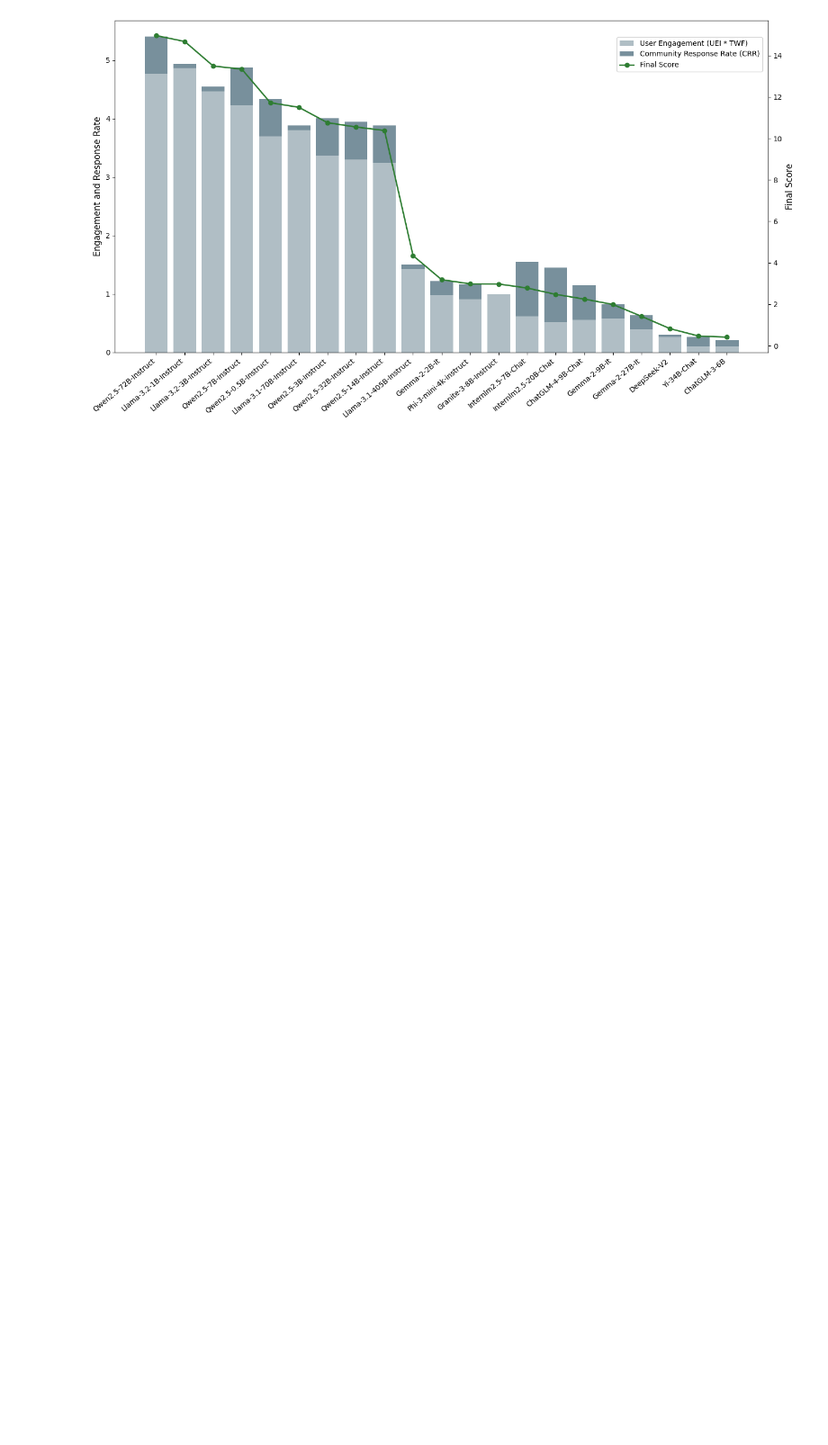
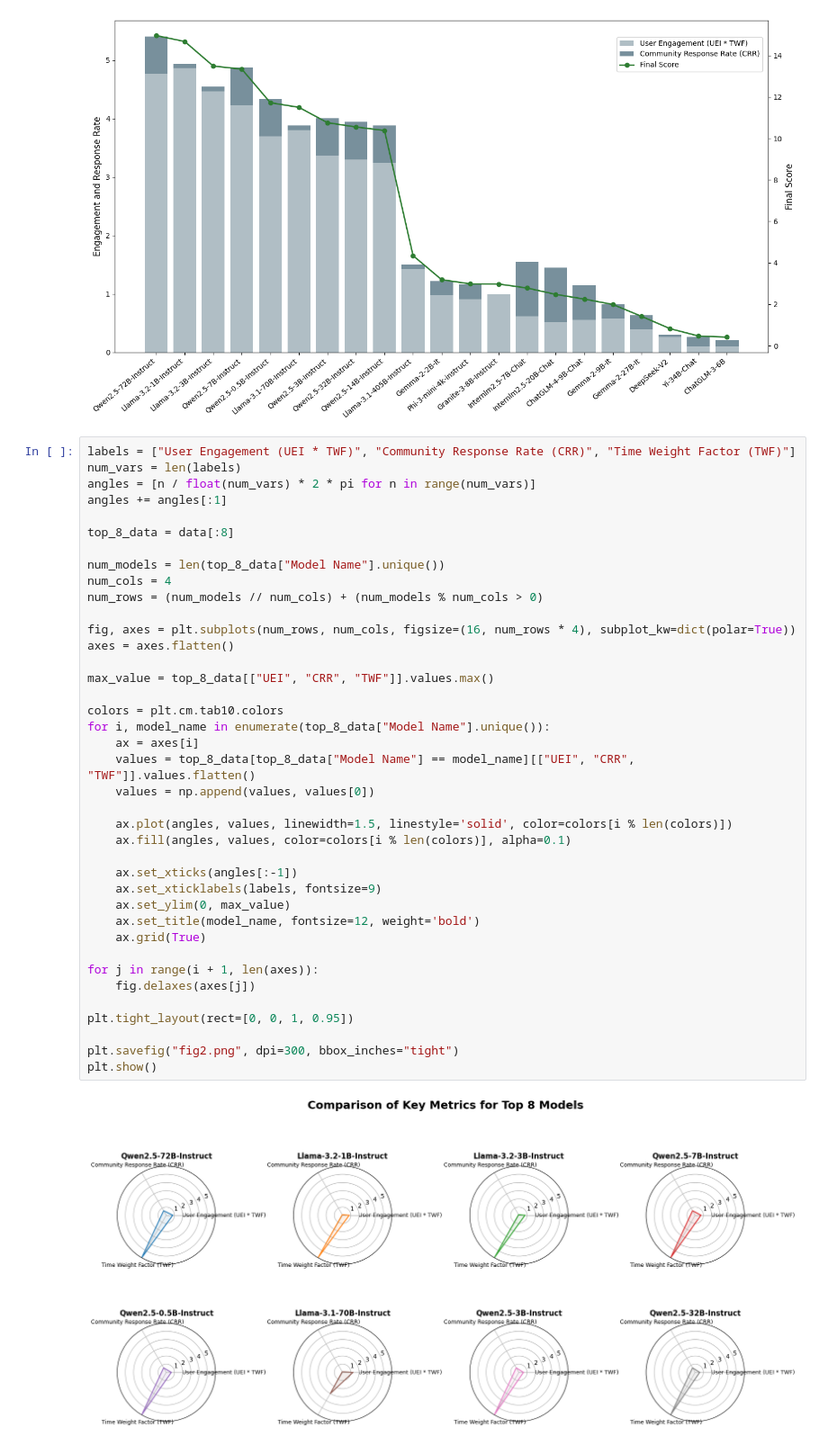
Before and after one commit to Duguce/UserDriven-LLMEval, a Jupyter notebook: plots.ipynb, the cells around one changed output. Shown at 90% size. Saved outputs shown, nothing was run; the diff lists cells and outputs as text; blank space fills up the shorter version.

Commit message:
feat(plots): add radar chart

```diff
--- a/plots.ipynb
+++ b/plots.ipynb
@@ -43,3 +45,44 @@ plt.savefig("fig1.png", dpi=300, bbox_inches="tight")
 plt.show()
 # %% [output]
 [figure]
+# %%
+labels = ["User Engagement (UEI * TWF)", "Community Response Rate (CRR)", "Time Weight Factor (TWF)"]
+num_vars = len(labels)
+angles = [n / float(num_vars) * 2 * pi for n in range(num_vars)]
+angles += angles[:1]
+
+top_8_data = data[:8]
+
+num_models = len(top_8_data["Model Name"].unique())
+num_cols = 4
+num_rows = (num_models // num_cols) + (num_models % num_cols > 0)
+
+fig, axes = plt.subplots(num_rows, num_cols, figsize=(16, num_rows * 4), subplot_kw=dict(polar=True))
+axes = axes.flatten()
+
+max_value = top_8_data[["UEI", "CRR", "TWF"]].values.max()
+
+colors = plt.cm.tab10.colors
+for i, model_name in enumerate(top_8_data["Model Name"].unique()):
+    ax = axes[i]
+    values = top_8_data[top_8_data["Model Name"] == model_name][["UEI", "CRR", "TWF"]].values.flatten()
+    values = np.append(values, values[0])
+
+    ax.plot(angles, values, linewidth=1.5, linestyle='solid', color=colors[i % len(colors)])
+    ax.fill(angles, values, color=colors[i % len(colors)], alpha=0.1)
+
+    ax.set_xticks(angles[:-1])
+    ax.set_xticklabels(labels, fontsize=9)
+    ax.set_ylim(0, max_value)
+    ax.set_title(model_name, fontsize=12, weight='bold')
+    ax.grid(True)
+
+for j in range(i + 1, len(axes)):
+    fig.delaxes(axes[j])
+
+plt.tight_layout(rect=[0, 0, 1, 0.95])
+
+plt.savefig("fig2.png", dpi=300, bbox_inches="tight")
+plt.show()
+# %% [output]
+[figure, added]
```
Also changed, not shown: parts of 1 cell of this notebook.
